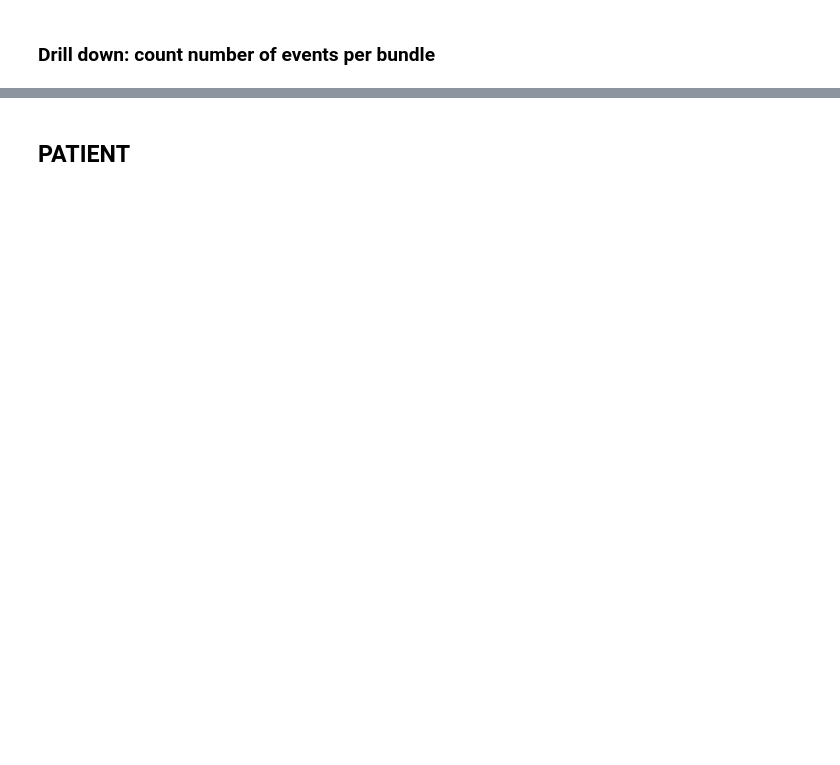
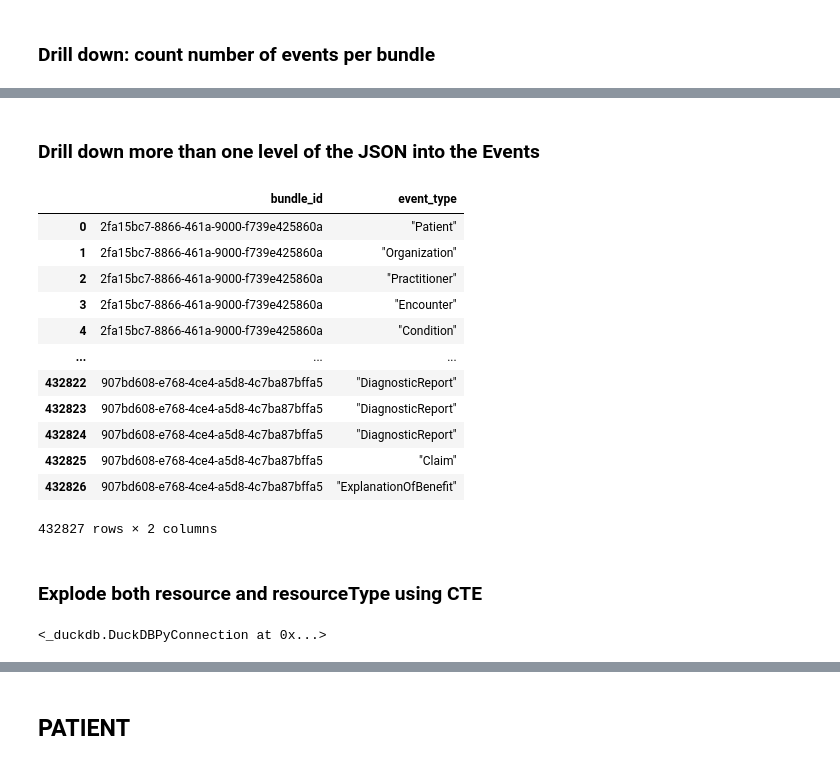
Before and after one commit to rwcitek/FHIR-to-Parquet, a Jupyter notebook: fhir-1ksample-duckdb.ipynb, the cells around one changed output, grey strips where cells are left out. Cells and saved outputs as stored; diff of their text form; code cells hidden in the pictures; blank space fills up the shorter version.

```diff
--- a/fhir-1ksample-duckdb.ipynb
+++ b/fhir-1ksample-duckdb.ipynb
@@ -156,0 +406,53 @@ con.query(query)
+# %% [markdown]
+### Drill down more than one level of the JSON into the Events
+# %%
+con.query("""
+  SELECT
+    bundle_id,
+    -- 1. Unnest the entry list
+    -- 2. Access the 'resource' key
+    -- 3. Extract the 'resourceType' ... for each entry in the list
+    unnest((bundle_data->'$.entry')::JSON[]).resource.resourceType AS event_type
+  FROM bundles
+""").df()
+# %% [output]
+|  | bundle_id | event_type |
+| 0 | 2fa15bc7-8866-461a-9000-f739e425860a | "Patient" |
+| 1 | 2fa15bc7-8866-461a-9000-f739e425860a | "Organization" |
+| 2 | 2fa15bc7-8866-461a-9000-f739e425860a | "Practitioner" |
+| 3 | 2fa15bc7-8866-461a-9000-f739e425860a | "Encounter" |
+| 4 | 2fa15bc7-8866-461a-9000-f739e425860a | "Condition" |
+| ... | ... | ... |
+| 432822 | 907bd608-e768-4ce4-a5d8-4c7ba87bffa5 | "DiagnosticReport" |
+| 432823 | 907bd608-e768-4ce4-a5d8-4c7ba87bffa5 | "DiagnosticReport" |
+| 432824 | 907bd608-e768-4ce4-a5d8-4c7ba87bffa5 | "DiagnosticReport" |
+| 432825 | 907bd608-e768-4ce4-a5d8-4c7ba87bffa5 | "Claim" |
+| 432826 | 907bd608-e768-4ce4-a5d8-4c7ba87bffa5 | "ExplanationOfBenefit" |
+432827 rows × 2 columns
+# %% [markdown]
+### Explode both resource and resourceType using CTE
+# %%
+con.execute('''
+CREATE OR REPLACE VIEW events AS
+  WITH
+    events AS (
+      SELECT
+        bundle_id,
+        unnest((bundle_data->'$.entry')::JSON[]) as e
+      FROM bundles
+  ),
+    resources as (
+      SELECT
+        bundle_id,
+        e->'$.resource' as res_json
+      FROM events
+  )
+
+  SELECT
+    bundle_id,
+    res_json->>'$.resourceType' as res_type,
+    res_json
+  FROM resources
+''')
+# %% [output]
+<_duckdb.DuckDBPyConnection at 0x...>
```
Also changed, not shown: parts of 91 cells of this notebook.
